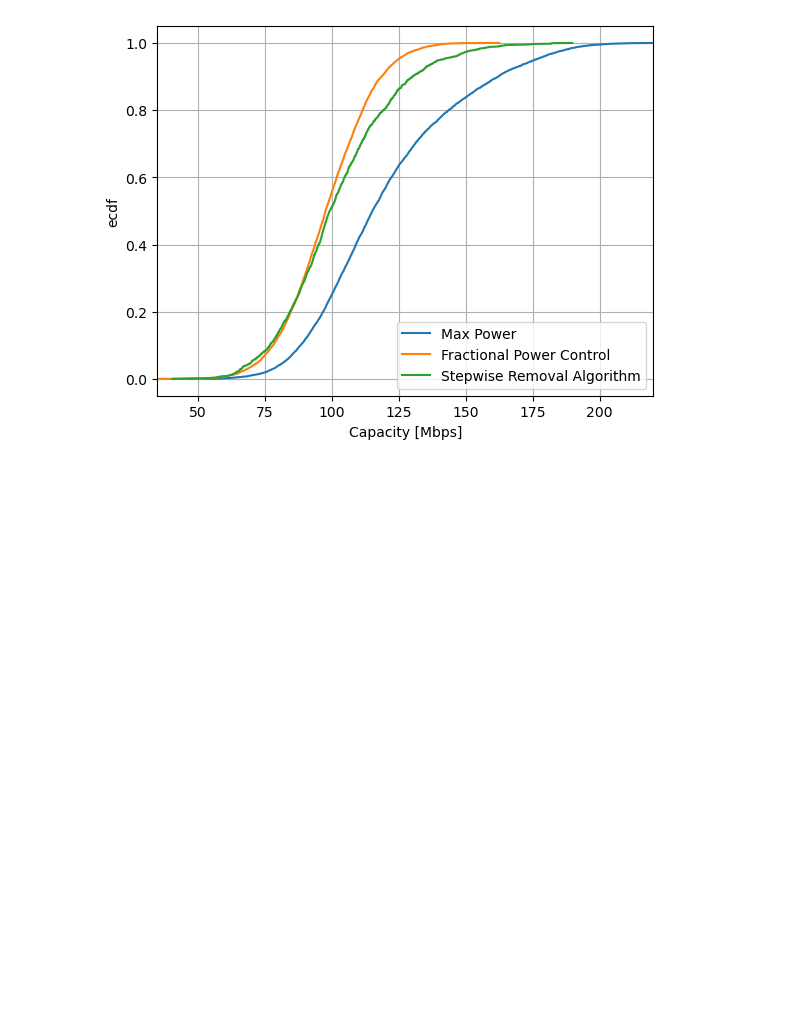
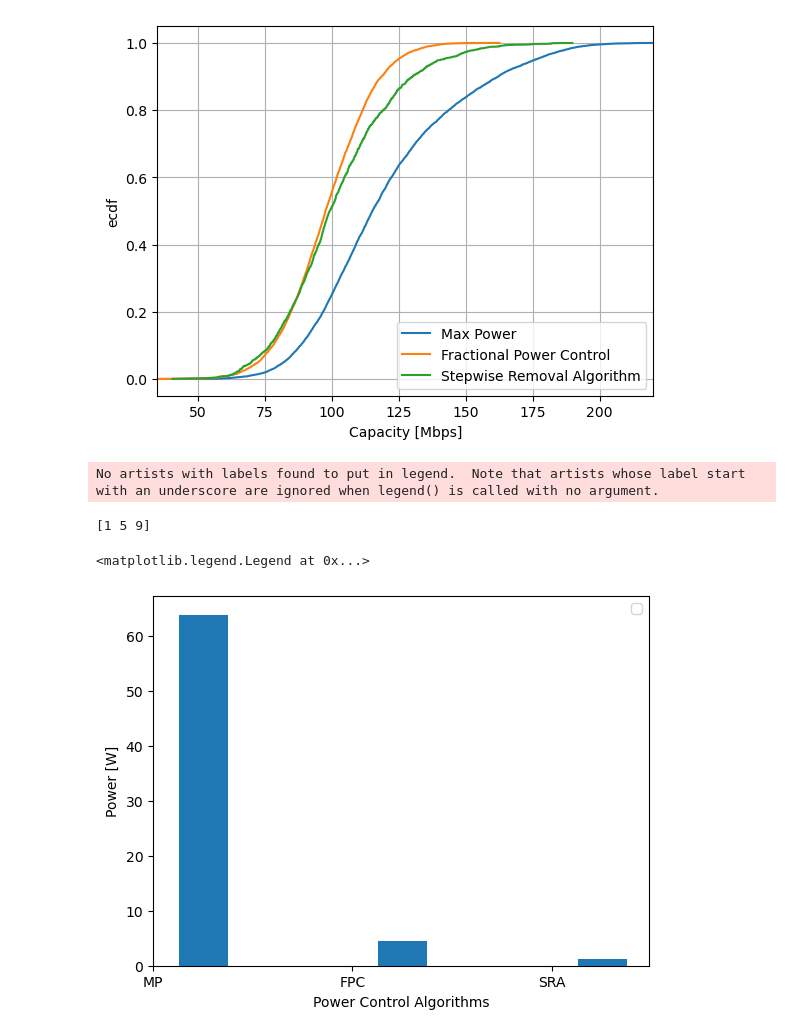
Before and after one commit to matheusdomingoscarneiro/cf-power-control, a Jupyter notebook: cellfree-pc-001.ipynb, the cells around one changed output. Drawn from its saved outputs; the diff is of its cells as text; code cells hidden in the pictures; blank space fills up the shorter version.

```diff
--- a/cellfree-pc-001.ipynb
+++ b/cellfree-pc-001.ipynb
@@ -216,6 +216,10 @@ max_power = dbm2lin(30)
 total_sinr_mp = np.zeros((num_ue, seeds))
 total_sinr_fpc = np.zeros((num_ue, seeds))
 total_sinr_sra = []
+
+total_power_mp = np.zeros(seeds)
+total_power_fpc = np.zeros(seeds)
+total_power_sra = np.zeros(seeds)
 
 for seed in range(seeds):
 
@@ -261,6 +265,10 @@ for seed in range(seeds):
     channels_fpc = channel_gain(snr_fpc)
     channels_sra = channel_gain(snr_sra)
 
+    total_power_mp[seed] = sum(power_mp[0])
+    total_power_fpc[seed] = sum(power_fpc)
+    total_power_sra[seed] = sum(power_sra)
+
     # print(power_sra.shape)
     # print('seed: ', seed)
     clear_output(wait=True)
@@ -310,3 +318,50 @@ plt.grid()
 plt.savefig('Capacity_power_control_SBrT2024.pdf')
 # %% [output]
 [figure]
+# %%
+# make data:
+x = 0.5 + np.arange(8)
+y = [4.8, 5.5, 3.5, 4.6, 6.5, 6.6, 2.6, 3.0]
+
+# plot
+fig, ax = plt.subplots()
+
+ga_medians = np.array([
+    np.median(total_power_mp),
+    np.median(total_power_fpc),
+    np.median(total_power_sra)
+])
+
+pso_medians = np.array([
+    np.median(x_psow1p3),
+    np.median(x_psow1),
+    np.median(x_psow1p7),
+])
+
+rand_medians = np.array([
+    np.median(x_3),
+    np.median(x_5),
+    np.median(x_7)
+])
+
+xs = np.array([
+    np.arange(12, step=4),
+    np.arange(1, 12, step=4),
+    np.arange(2, 12, step=4),
+])
+
+ax.bar(xs[0], rand_medians, width=1, edgecolor="white", linewidth=0.7, label='Random deployment')
+ax.bar(xs[1], pso_medians, width=1, edgecolor="white", linewidth=0.7, label='PSO')
+ax.bar(xs[2], ga_medians, width=1, edgecolor="white", linewidth=0.7)
+
+x_labels = ['MP', 'FPC', 'SRA']
+ax.set_ylabel('Power [W]')
+ax.set_xlabel('Power Control Algorithms')
+print(xs[1])
+ax.set_xticks(xs[1], x_labels)
+ax.legend()
+# %% [output]
+No artists with labels found to put in legend.  Note that artists whose label start with an underscore are ignored when legend() is called with no argument.
+[1 5 9]
+<matplotlib.legend.Legend at 0x...>
+[figure, added]
```
Also changed, not shown: 2 other files.
